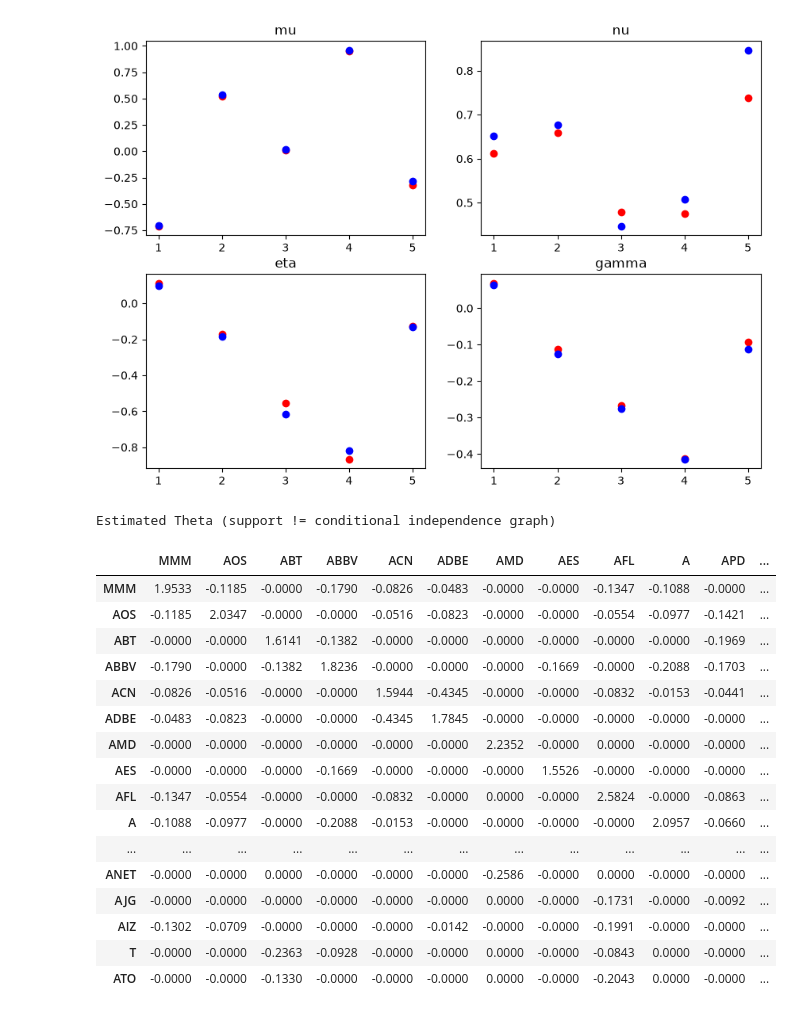
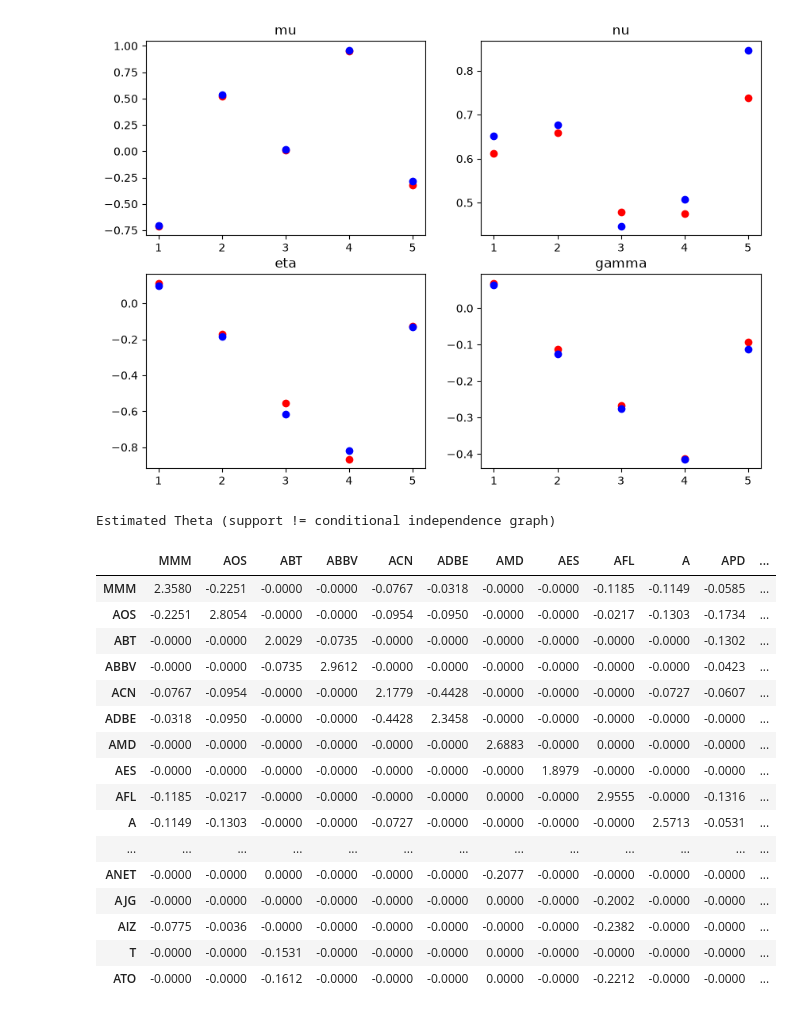
Before and after one commit to sahitidoke/asym-model-simulation, a Jupyter notebook: visualization.ipynb, the cells around one changed output. Saved outputs shown, nothing was run; the diff lists cells and outputs as text; code cells hidden in the pictures.

```diff
--- a/visualization.ipynb
+++ b/visualization.ipynb
@@ -89,50 +89,50 @@ fig.savefig(f"results/{filename}.pdf")
 # plt.imshow(np.abs(Theta_true - Theta_est), cmap='viridis', interpolation='nearest', vmin = 0, vmax = 0.5)
 # plt.colorbar()
 # %%
-with open("results/applications/SNP500.json", "r") as f:
+with open("results/applications/SNP500_diagonal.json", "r") as f:
     app_results = json.load(f)
 
 Theta_app = np.array(app_results["Theta"])
 labels = list(app_results["NAMES"])[: Theta_app.shape[0]]
 Theta_df = pd.DataFrame(Theta_app, index=labels, columns=labels)
 
 # Diverging color scale centred at 0 so sign is readable at a glance.
 v = np.abs(Theta_app).max()
 display(
     Theta_df.style
     .background_gradient(cmap="RdBu_r", vmin=-v, vmax=v)
     .format("{:.4f}")
     .set_caption("Estimated Theta (support != conditional independence graph)")
     .set_table_styles([
         {"selector": "caption",
          "props": [("caption-side", "top"), ("font-weight", "bold"),
                    ("padding-bottom", "6px")]},
         {"selector": "th",
          "props": [("font-family", "monospace"), ("text-align", "center")]},
         {"selector": "td",
          "props": [("font-family", "monospace"), ("text-align", "right"),
                    ("padding", "3px 8px")]},
     ])
 )
 # %% [output]
 Estimated Theta (support != conditional independence graph)
 |  | MMM | AOS | ABT | ABBV | ACN | ADBE | AMD | AES | AFL | A | APD | ... |
-| MMM | 1.9533 | -0.1185 | -0.0000 | -0.1790 | -0.0826 | -0.0483 | -0.0000 | -0.0000 | -0.1347 | -0.1088 | -0.0000 | ... |
-| AOS | -0.1185 | 2.0347 | -0.0000 | -0.0000 | -0.0516 | -0.0823 | -0.0000 | -0.0000 | -0.0554 | -0.0977 | -0.1421 | ... |
-| ABT | -0.0000 | -0.0000 | 1.6141 | -0.1382 | -0.0000 | -0.0000 | -0.0000 | -0.0000 | -0.0000 | -0.0000 | -0.1969 | ... |
-| ABBV | -0.1790 | -0.0000 | -0.1382 | 1.8236 | -0.0000 | -0.0000 | -0.0000 | -0.1669 | -0.0000 | -0.2088 | -0.1703 | ... |
-| ACN | -0.0826 | -0.0516 | -0.0000 | -0.0000 | 1.5944 | -0.4345 | -0.0000 | -0.0000 | -0.0832 | -0.0153 | -0.0441 | ... |
-| ADBE | -0.0483 | -0.0823 | -0.0000 | -0.0000 | -0.4345 | 1.7845 | -0.0000 | -0.0000 | -0.0000 | -0.0000 | -0.0000 | ... |
-| AMD | -0.0000 | -0.0000 | -0.0000 | -0.0000 | -0.0000 | -0.0000 | 2.2352 | -0.0000 | 0.0000 | -0.0000 | -0.0000 | ... |
-| AES | -0.0000 | -0.0000 | -0.0000 | -0.1669 | -0.0000 | -0.0000 | -0.0000 | 1.5526 | -0.0000 | -0.0000 | -0.0000 | ... |
-| AFL | -0.1347 | -0.0554 | -0.0000 | -0.0000 | -0.0832 | -0.0000 | 0.0000 | -0.0000 | 2.5824 | -0.0000 | -0.0863 | ... |
-| A | -0.1088 | -0.0977 | -0.0000 | -0.2088 | -0.0153 | -0.0000 | -0.0000 | -0.0000 | -0.0000 | 2.0957 | -0.0660 | ... |
+| MMM | 2.3580 | -0.2251 | -0.0000 | -0.0000 | -0.0767 | -0.0318 | -0.0000 | -0.0000 | -0.1185 | -0.1149 | -0.0585 | ... |
+| AOS | -0.2251 | 2.8054 | -0.0000 | -0.0000 | -0.0954 | -0.0950 | -0.0000 | -0.0000 | -0.0217 | -0.1303 | -0.1734 | ... |
+| ABT | -0.0000 | -0.0000 | 2.0029 | -0.0735 | -0.0000 | -0.0000 | -0.0000 | -0.0000 | -0.0000 | -0.0000 | -0.1302 | ... |
+| ABBV | -0.0000 | -0.0000 | -0.0735 | 2.9612 | -0.0000 | -0.0000 | -0.0000 | -0.0000 | -0.0000 | -0.0000 | -0.0423 | ... |
+| ACN | -0.0767 | -0.0954 | -0.0000 | -0.0000 | 2.1779 | -0.4428 | -0.0000 | -0.0000 | -0.0000 | -0.0727 | -0.0607 | ... |
+| ADBE | -0.0318 | -0.0950 | -0.0000 | -0.0000 | -0.4428 | 2.3458 | -0.0000 | -0.0000 | -0.0000 | -0.0000 | -0.0000 | ... |
+| AMD | -0.0000 | -0.0000 | -0.0000 | -0.0000 | -0.0000 | -0.0000 | 2.6883 | -0.0000 | 0.0000 | -0.0000 | -0.0000 | ... |
+| AES | -0.0000 | -0.0000 | -0.0000 | -0.0000 | -0.0000 | -0.0000 | -0.0000 | 1.8979 | -0.0000 | -0.0000 | -0.0000 | ... |
+| AFL | -0.1185 | -0.0217 | -0.0000 | -0.0000 | -0.0000 | -0.0000 | 0.0000 | -0.0000 | 2.9555 | -0.0000 | -0.1316 | ... |
+| A | -0.1149 | -0.1303 | -0.0000 | -0.0000 | -0.0727 | -0.0000 | -0.0000 | -0.0000 | -0.0000 | 2.5713 | -0.0531 | ... |
 | ... | ... | ... | ... | ... | ... | ... | ... | ... | ... | ... | ... | ... |
-| ANET | -0.0000 | -0.0000 | 0.0000 | -0.0000 | -0.0000 | -0.0000 | -0.2586 | -0.0000 | 0.0000 | -0.0000 | -0.0000 | ... |
-| AJG | -0.0000 | -0.0000 | -0.0000 | -0.0000 | -0.0000 | -0.0000 | 0.0000 | -0.0000 | -0.1731 | -0.0000 | -0.0092 | ... |
-| AIZ | -0.1302 | -0.0709 | -0.0000 | -0.0000 | -0.0000 | -0.0142 | -0.0000 | -0.0000 | -0.1991 | -0.0000 | -0.0000 | ... |
-| T | -0.0000 | -0.0000 | -0.2363 | -0.0928 | -0.0000 | -0.0000 | 0.0000 | -0.0000 | -0.0843 | 0.0000 | -0.0000 | ... |
-| ATO | -0.0000 | -0.0000 | -0.1330 | -0.0000 | -0.0000 | -0.0000 | 0.0000 | -0.0000 | -0.2043 | 0.0000 | -0.0000 | ... |
+| ANET | -0.0000 | -0.0000 | 0.0000 | -0.0000 | -0.0000 | -0.0000 | -0.2077 | -0.0000 | -0.0000 | -0.0000 | -0.0000 | ... |
+| AJG | -0.0000 | -0.0000 | -0.0000 | -0.0000 | -0.0000 | -0.0000 | 0.0000 | -0.0000 | -0.2002 | -0.0000 | -0.0000 | ... |
+| AIZ | -0.0775 | -0.0036 | -0.0000 | -0.0000 | -0.0000 | -0.0000 | -0.0000 | -0.0000 | -0.2382 | -0.0000 | -0.0000 | ... |
+| T | -0.0000 | -0.0000 | -0.1531 | -0.0000 | -0.0000 | -0.0000 | 0.0000 | -0.0000 | -0.0000 | -0.0000 | -0.0000 | ... |
+| ATO | -0.0000 | -0.0000 | -0.1612 | -0.0000 | -0.0000 | -0.0000 | 0.0000 | -0.0000 | -0.2212 | -0.0000 | -0.0000 | ... |
 # %%
 # Graph built from the SUPPORT of the estimated Theta.
 # WARNING: theta_jk = 0 does NOT imply Y_j indep Y_k | rest in this model, so
```
Also changed, not shown: parts of 1 cell of this notebook, 8 other files.
